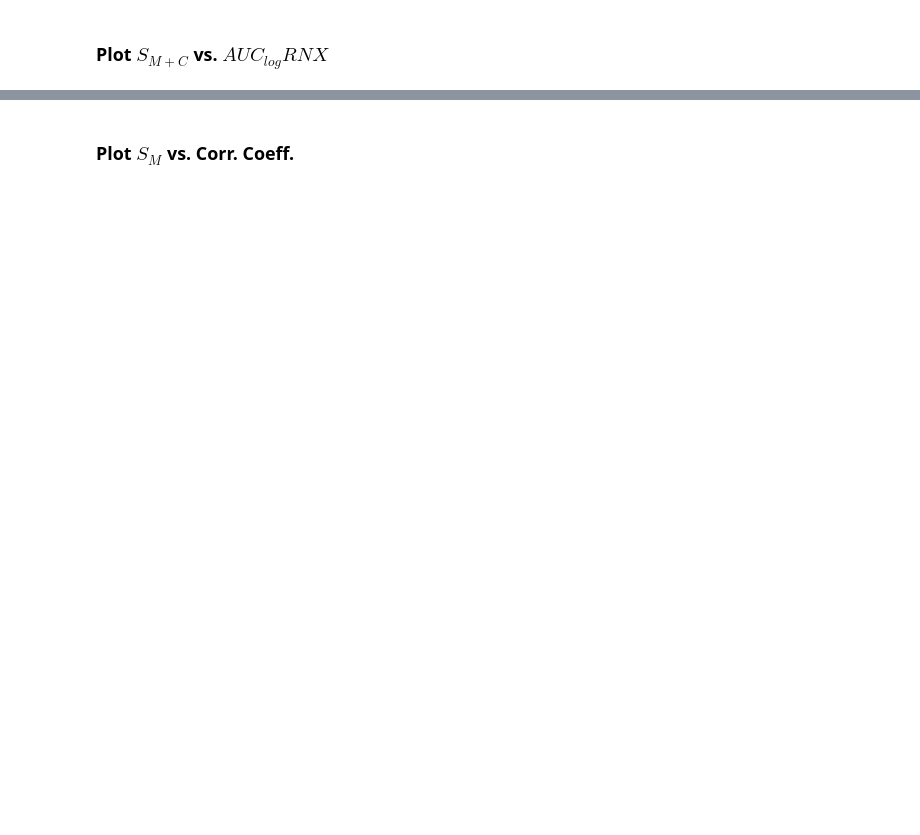
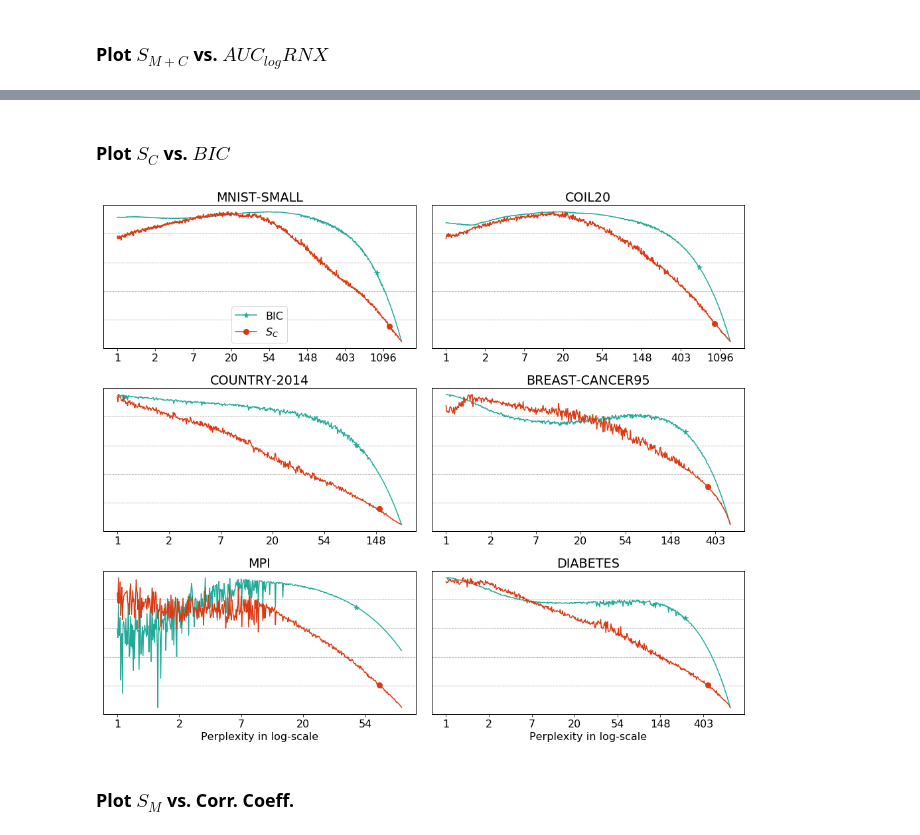
Before and after one commit to vu-minh/tsne_auto_perp_constraints, a Jupyter notebook: Constraint and Metric Score.ipynb, the cells around one changed output, grey strips where cells are left out. Cells and saved outputs as stored; diff of their text form; code cells hidden in the pictures; blank space fills up the shorter version.

```diff
--- a/Constraint and Metric Score.ipynb
+++ b/Constraint and Metric Score.ipynb
@@ -206,3 +218,10 @@ plt.savefig('./plots/s_metric_compare1.pdf')
+# %% [markdown]
+### Plot $S_{C}$ vs. $BIC$
+# %%
+plot_lines_by_keys(['bic'], ['s_cl'], marker_pos=[-80, -40])
+plt.savefig('./plots/scl_bic.pdf')
+# %% [output]
+[figure, added]
 # %% [markdown]
 ### Plot $S_{M}$ vs. Corr. Coeff.
 # %%
```
Also changed, not shown: parts of 9 cells of this notebook, 12 other files.
